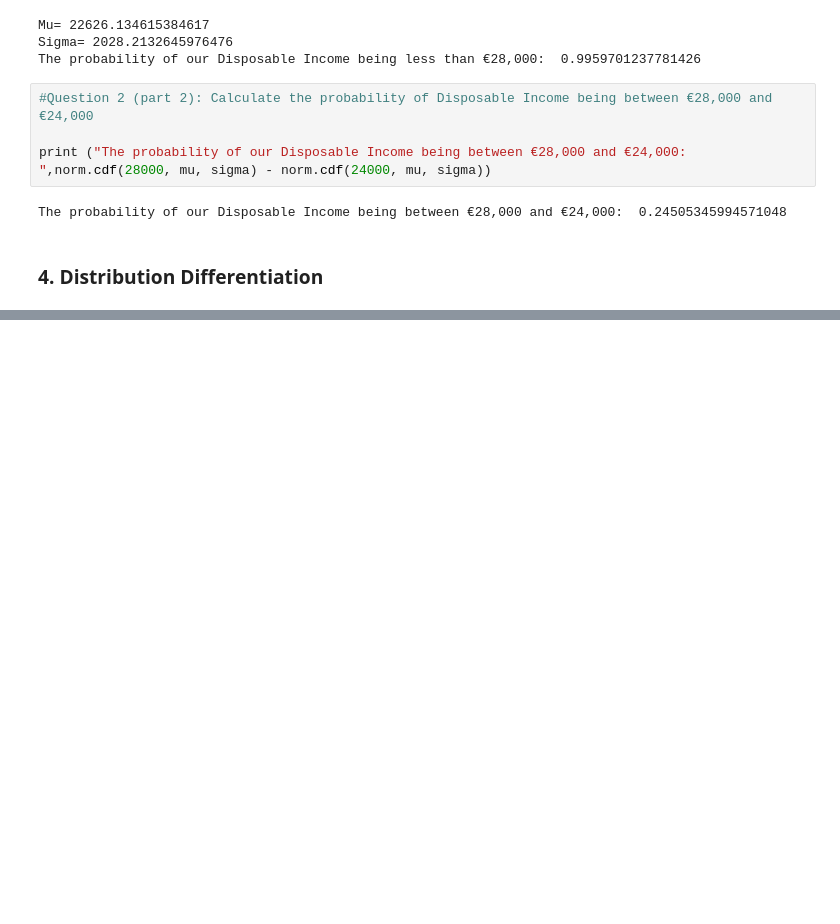
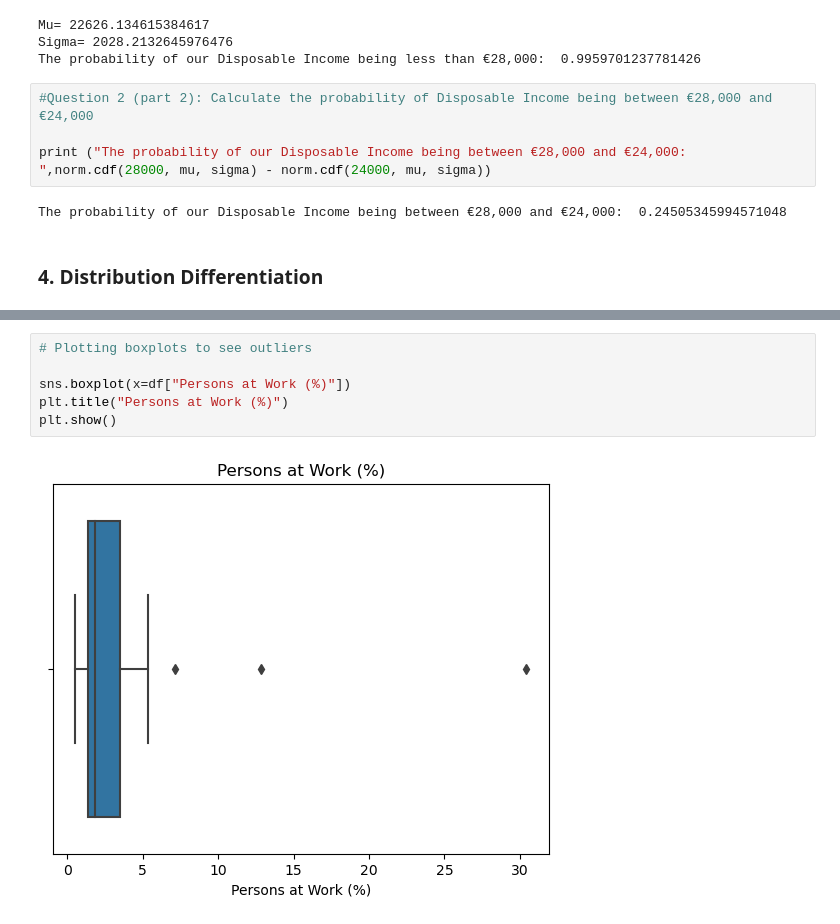
Before and after one commit to sbs22014/CA1_TourismIreland_MscDA, a Jupyter notebook: Data Clean and Merge for Project - 1.ipynb, the cells around one changed output, grey strips where cells are left out. Drawn from its saved outputs; the diff is of its cells as text; blank space fills up the shorter version.

```diff
--- a/Data Clean and Merge for Project - 1.ipynb
+++ b/Data Clean and Merge for Project - 1.ipynb
@@ -1149,0 +1265,8 @@ The probability of our Disposable Income being between €28,000 and €24,000:
+# %%
+# Plotting boxplots to see outliers
+
+sns.boxplot(x=df["Persons at Work (%)"])
+plt.title("Persons at Work (%)")
+plt.show()
+# %% [output]
+[figure, added]
```
Also changed, not shown: parts of 35 cells of this notebook, 1 other file.
